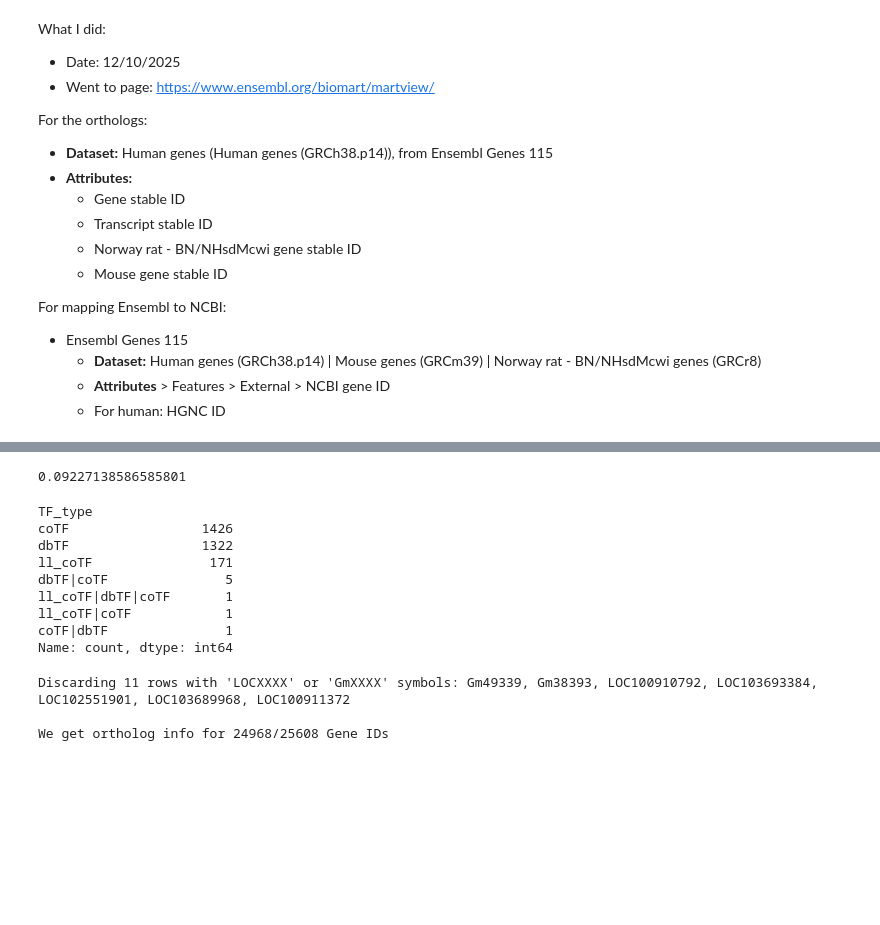
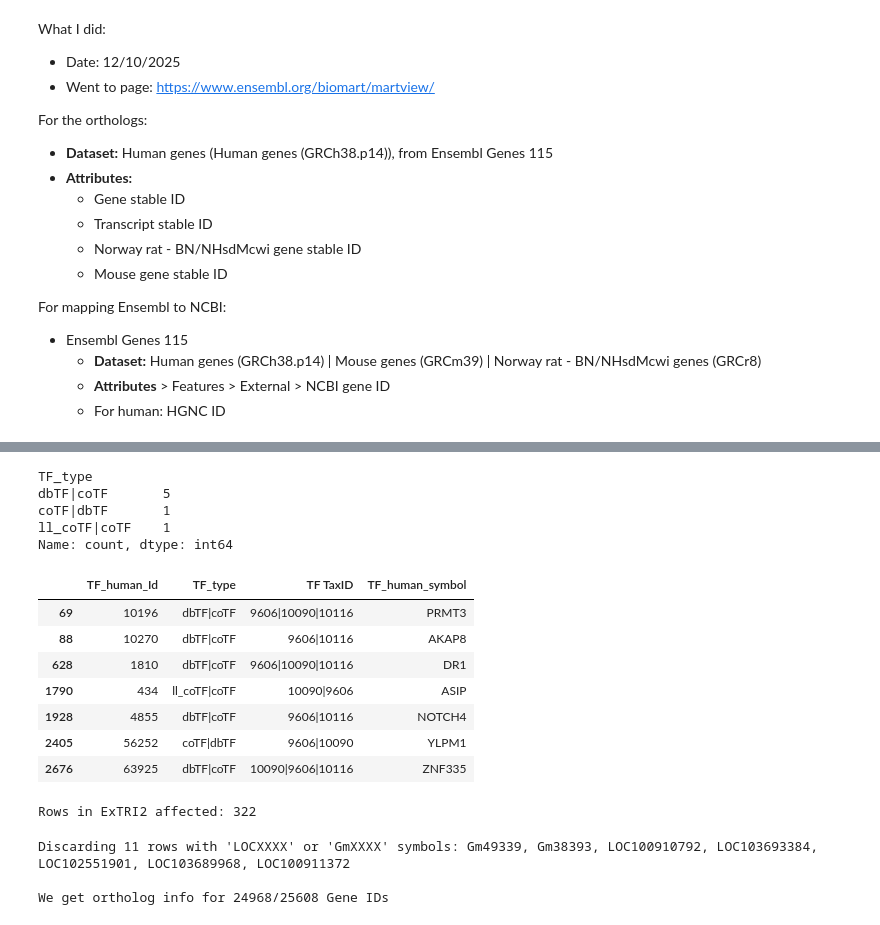
Before and after one commit to Rbbt-Workflows/ExTRI2, a Jupyter notebook: scripts/postprocessing/postprocessing_checkings.ipynb, the cells around one changed output, grey strips where cells are left out. Saved outputs shown, nothing was run; the diff lists cells and outputs as text; code cells hidden in the pictures; blank space fills up the shorter version.

```diff
--- a/scripts/postprocessing/postprocessing_checkings.ipynb
+++ b/scripts/postprocessing/postprocessing_checkings.ipynb
@@ -205,26 +97,30 @@ No orthologs found 1.49%
-# %%
-(final_TRI_df['TF_human_Id'].isna() | final_TRI_df['TG_human_Id'].isna()).sum() / len(final_TRI_df)
-# %% [output]
-0.09227138586585801
 # %%
 ## CHECK THE DISTRUBTION OF TF TYPES PER HUMAN MAPPING
 # Check whether any TF_human_symbol has multiple TF types from different rodent orthologs
 agg_funcs = {
     'TF_type': lambda x: '|'.join(x.unique()),
-    'TF TaxID': lambda x: '|'.join(x.unique())
+    'TF TaxID': lambda x: '|'.join(x.unique()),
+    'TF_human_symbol': lambda x: '|'.join(x.unique()),
 }
 
 final_TRI_grouped = final_TRI_df.groupby('TF_human_Id', as_index=False).agg(agg_funcs)
-m = final_TRI_grouped['TF_human_Id'].str.contains(';')
-final_TRI_grouped[~m]['TF_type'].value_counts()
-# No TF_human_symbol has multiple TF types, nothing to correct.
+m = final_TRI_grouped['TF_human_Id'].str.contains(';') | final_TRI_grouped['TF_type'].isin(['coTF', 'dbTF', 'll_coTF']) | (final_TRI_grouped['TF_human_Id'] == '-')
+display(final_TRI_grouped[~m][['TF_type']].value_counts())
+display(final_TRI_grouped[~m])
+print(f"Rows in ExTRI2 affected: {final_TRI_df['TF_human_Id'].isin(final_TRI_grouped[~m]['TF_human_Id']).sum()}")
+# TODO - Clashes in a few sentences.
 # %% [output]
 TF_type
-coTF                 1426
-dbTF                 1322
-ll_coTF               171
-dbTF|coTF               5
-ll_coTF|dbTF|coTF       1
-ll_coTF|coTF            1
-coTF|dbTF               1
+dbTF|coTF       5
+coTF|dbTF       1
+ll_coTF|coTF    1
 Name: count, dtype: int64
+|  | TF_human_Id | TF_type | TF TaxID | TF_human_symbol |
+| 69 | 10196 | dbTF|coTF | 9606|10090|10116 | PRMT3 |
+| 88 | 10270 | dbTF|coTF | 9606|10116 | AKAP8 |
+| 628 | 1810 | dbTF|coTF | 9606|10090|10116 | DR1 |
+| 1790 | 434 | ll_coTF|coTF | 10090|9606 | ASIP |
+| 1928 | 4855 | dbTF|coTF | 9606|10116 | NOTCH4 |
+| 2405 | 56252 | coTF|dbTF | 9606|10090 | YLPM1 |
+| 2676 | 63925 | dbTF|coTF | 10090|9606|10116 | ZNF335 |
+Rows in ExTRI2 affected: 322
```
Also changed, not shown: parts of 6 cells of this notebook, 4 other files.
